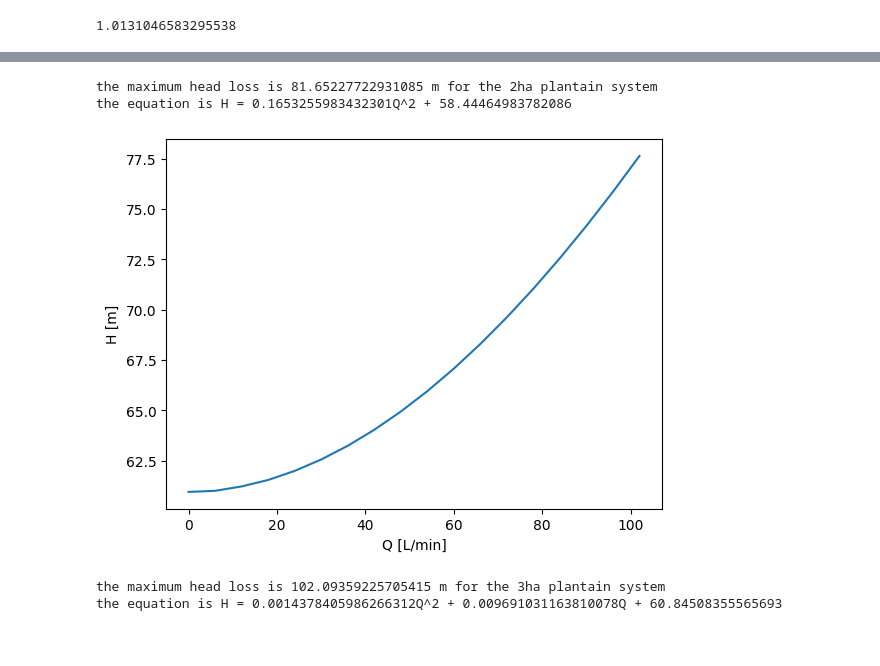
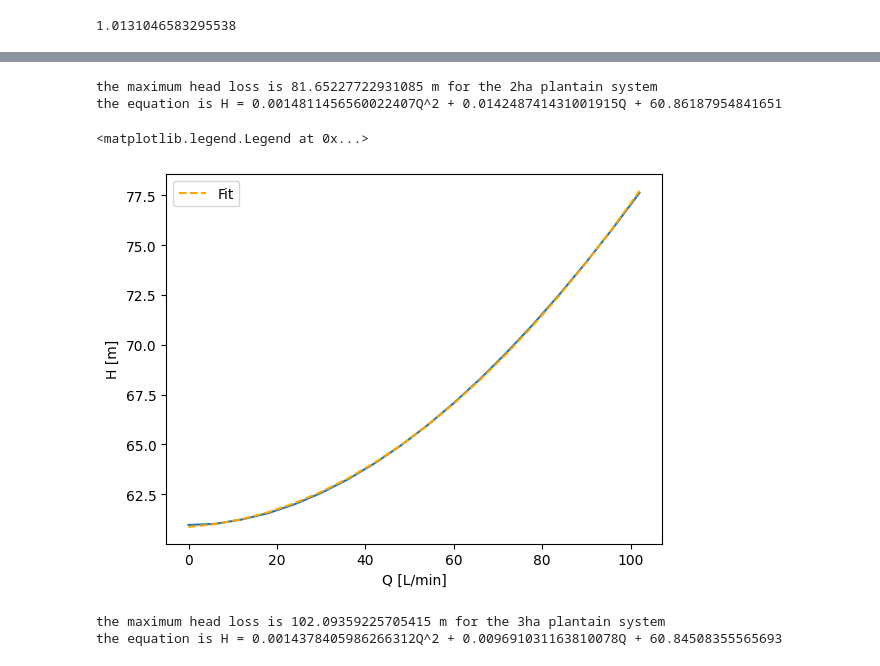
Before and after one commit to mascholten123/Code, a Jupyter notebook: NetworkCode/DripNetwork.ipynb, the cells around one changed output, grey strips where cells are left out. Drawn from its saved outputs; the diff is of its cells as text; code cells hidden in the pictures.

```diff
--- a/NetworkCode/DripNetwork.ipynb
+++ b/NetworkCode/DripNetwork.ipynb
@@ -231,36 +233,38 @@ the equation is H = 0.3106547291172136Q^2 + 58.367310902943906
 # %%
 #for 2 ha plantain system
 D_main = 41.27 * 10**(-3) #m --> 1 1/2 in sch 40 pvc pipe from Brent(2019) Table 2
 D_submain = D_main
 
 H_static = 200 * 0.3048 #ft to meters from CEBIVE
 max_H = network_head_losses(100,200,100,68,50,D_main, D_submain,0.001888) + H_static
 print(f'the maximum head loss is {max_H} m for the 2ha plantain system')
 
 H =[] # list to store head losses
 Q_test = np.arange(0.0001, 0.0017 + 0.0001, 0.0001).tolist()
 
 for Q in Q_test:
     H.append(network_head_losses(100,200, 100,64, 50,D_main, D_submain, Q))
 
 Q_test = [i * 60 * 1000 for i in Q_test] #m3/h
 
 H_total = [i+H_static for i in H] #add static head to dynamic
 H_total.insert(0,H_static) #add static head to 0 postion of H_total list
 Q_test.insert(0,0) #add 0 flow rate to list in first positon
 
 plt.plot(Q_test, H_total )
 plt.xlabel('Q [L/min]')
 plt.ylabel('H [m]')
 
 
-# of form H = kQ^2 + n find n and k
-k_2ha,n_2ha = np.polyfit(Q_test, H_total, 1)
-print(f"the equation is H = {k_2ha}Q^2 + {n_2ha}")
+k_2ha, n_2ha, r_2ha = np.polyfit(Q_test, H_total, 2)
+print(f"the equation is H = {k_2ha}Q^2 + {n_2ha}Q + {r_2ha}")
+plt.plot(Q_test, k_2ha*np.array(Q_test)**2 + n_2ha*np.array(Q_test) + r_2ha, linestyle='dashed', color='orange', label = 'Fit')
+plt.legend()
 # %% [output]
 the maximum head loss is 81.65227722931085 m for the 2ha plantain system
-the equation is H = 0.1653255983432301Q^2 + 58.44464983782086
+the equation is H = 0.0014811456560022407Q^2 + 0.014248741431001915Q + 60.86187954841651
+<matplotlib.legend.Legend at 0x...>
-[figure, old version]
+[figure, new version]
 # %%
 #for 3 ha plantain system
 D_main = 50.80 * 10**(-3) #m --> 2 in sch 40 pvc pipe from Brent(2019) Table 2
```
Also changed, not shown: parts of 4 cells of this notebook.
